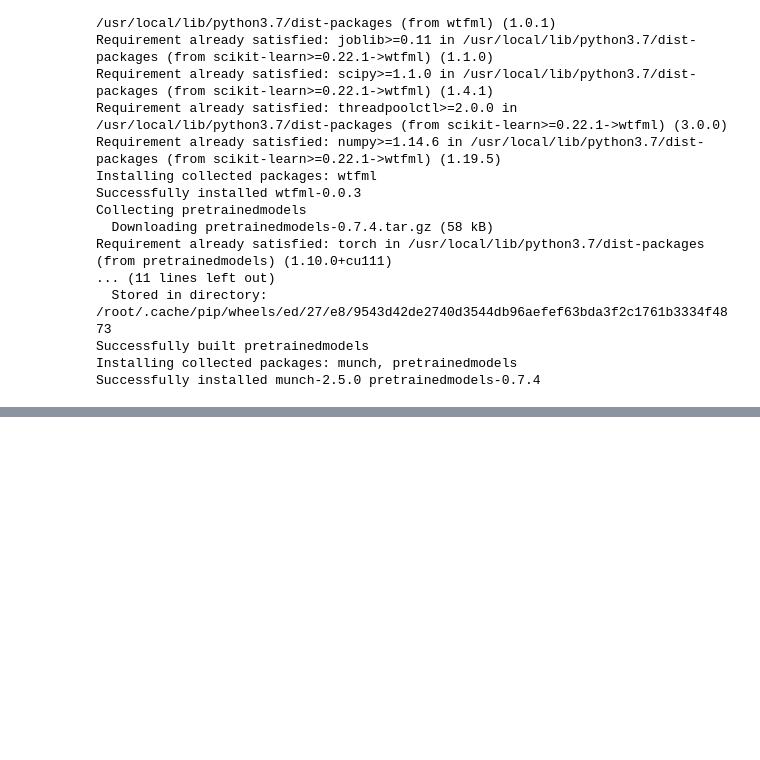
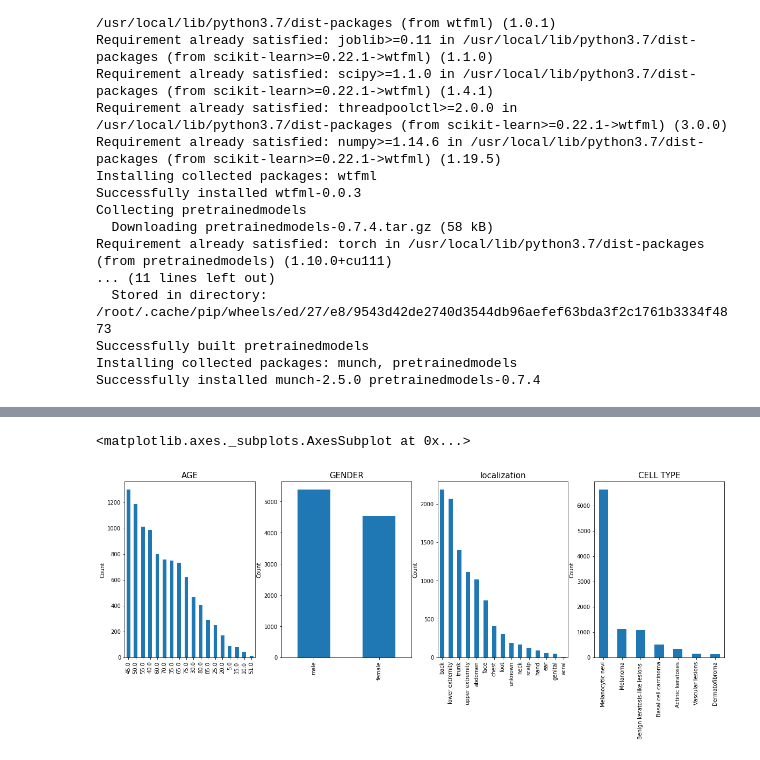
Before and after one commit to prkhr7/prakhar-rawat, a Jupyter notebook: OSAMAH.ipynb, the cells around one changed output, grey strips where cells are left out. Drawn from its saved outputs; the diff is of its cells as text; code cells hidden in the pictures; blank space fills up the shorter version.

```diff
--- a/OSAMAH.ipynb
+++ b/OSAMAH.ipynb
@@ -23,0 +137,29 @@ Successfully installed munch-2.5.0 pretrainedmodels-0.7.4
+# %%
+df= df[df['age'] != 0]
+df= df[df['sex'] != 'unknown']
+# %%
+plt.figure(figsize=(20,10))
+plt.subplots_adjust(left=0.125, bottom=1, right=0.9, top=2, hspace=0.2)
+plt.subplot(2,4,1)
+plt.title("AGE",fontsize=15)
+plt.ylabel("Count")
+df['age'].value_counts().plot.bar()
+
+plt.subplot(2,4,2)
+plt.title("GENDER",fontsize=15)
+plt.ylabel("Count")
+df['sex'].value_counts().plot.bar()
+
+plt.subplot(2,4,3)
+plt.title("localization",fontsize=15)
+plt.ylabel("Count")
+plt.xticks(rotation=45)
+df['localization'].value_counts().plot.bar()
+
+plt.subplot(2,4,4)
+plt.title("CELL TYPE",fontsize=15)
+plt.ylabel("Count")
+df['cell_type'].value_counts().plot.bar()
+# %% [output]
+<matplotlib.axes._subplots.AxesSubplot at 0x...>
+[figure, added]
```
Also changed, not shown: parts of 28 cells of this notebook.
